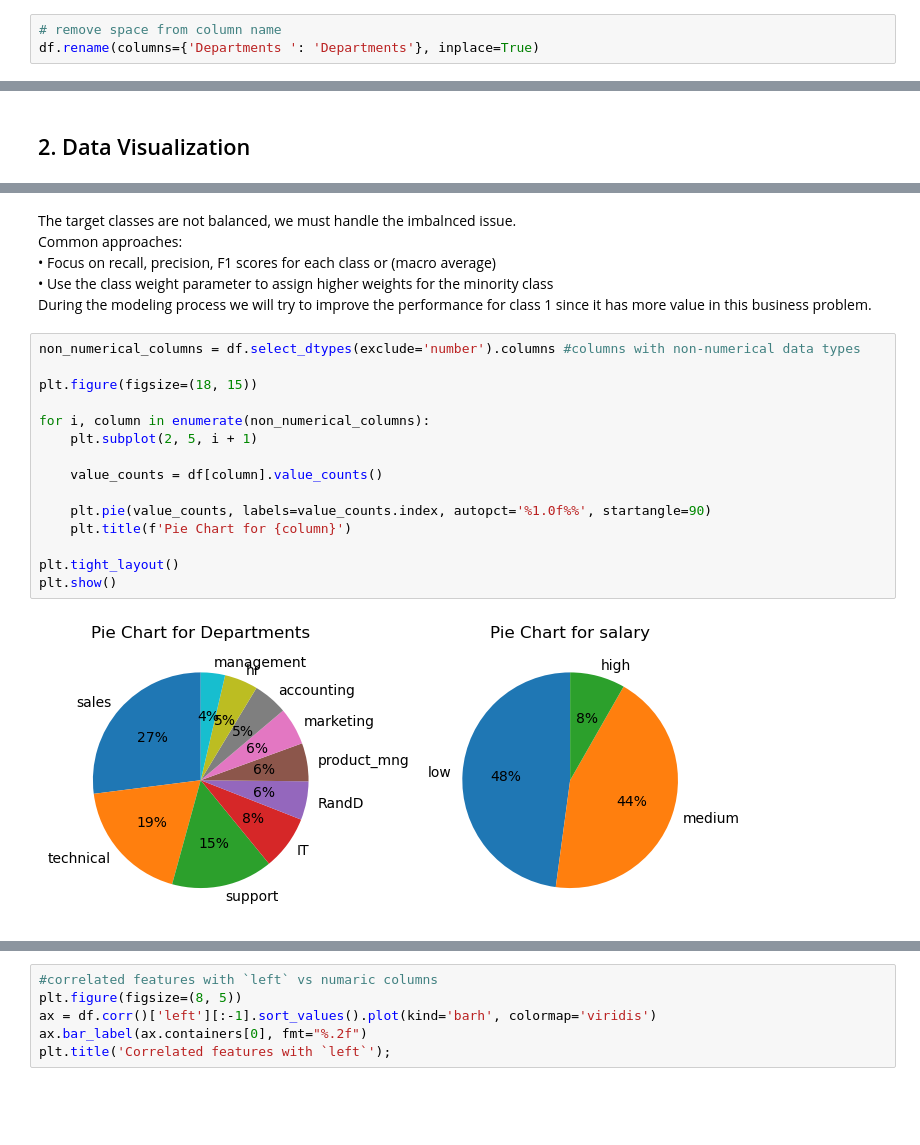
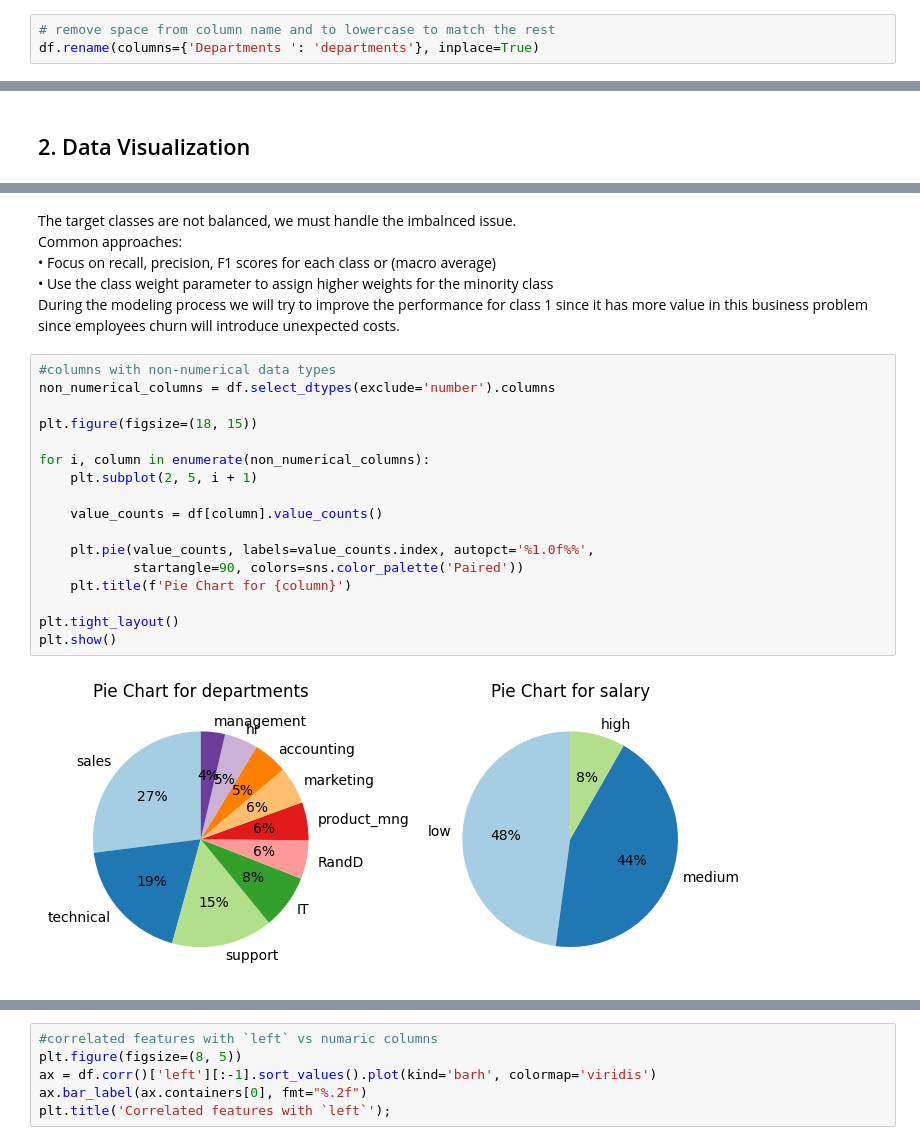
Before and after one commit to sarah-alhajri/Employee-Churn-Analysis-Project-, a Jupyter notebook: Churn Prediction_V5.ipynb, the cells around one changed output, grey strips where cells are left out. Drawn from its saved outputs; the diff is of its cells as text; blank space fills up the shorter version.

```diff
--- a/Churn Prediction_V5.ipynb
+++ b/Churn Prediction_V5.ipynb
@@ -119,8 +124,8 @@ Data columns (total 10 columns):
 dtypes: float64(2), int64(6), object(2)
 memory usage: 1.1+ MB
 # %%
-# remove space from column name
-df.rename(columns={'Departments ': 'Departments'}, inplace=True)
+# remove space from column name and to lowercase to match the rest
+df.rename(columns={'Departments ': 'departments'}, inplace=True)
 # %%
 df.describe().T
 # %% [output]
@@ -207,21 +219,23 @@ The target classes are not balanced, we must handle the imbalnced issue. <br>
 Common approaches:<br>
 •	Focus on recall, precision, F1 scores for each class or (macro average)<br>
 •	Use the class weight parameter to assign higher weights for the minority class<br>
-During the modeling process we will try to improve the performance for class 1 since it has more value in this business problem.
+During the modeling process we will try to improve the performance for class 1 since it has more value in this business problem since employees churn will introduce unexpected costs.
 # %%
-non_numerical_columns = df.select_dtypes(exclude='number').columns #columns with non-numerical data types
+#columns with non-numerical data types
+non_numerical_columns = df.select_dtypes(exclude='number').columns
 
 plt.figure(figsize=(18, 15))
 
 for i, column in enumerate(non_numerical_columns):
     plt.subplot(2, 5, i + 1)
 
     value_counts = df[column].value_counts()
 
-    plt.pie(value_counts, labels=value_counts.index, autopct='%1.0f%%', startangle=90)
+    plt.pie(value_counts, labels=value_counts.index, autopct='%1.0f%%',
+            startangle=90, colors=sns.color_palette('Paired'))
     plt.title(f'Pie Chart for {column}')
 
 plt.tight_layout()
 plt.show()
 # %% [output]
-[figure, old version]
+[figure, new version]
```
Also changed, not shown: parts of 49 cells of this notebook.
